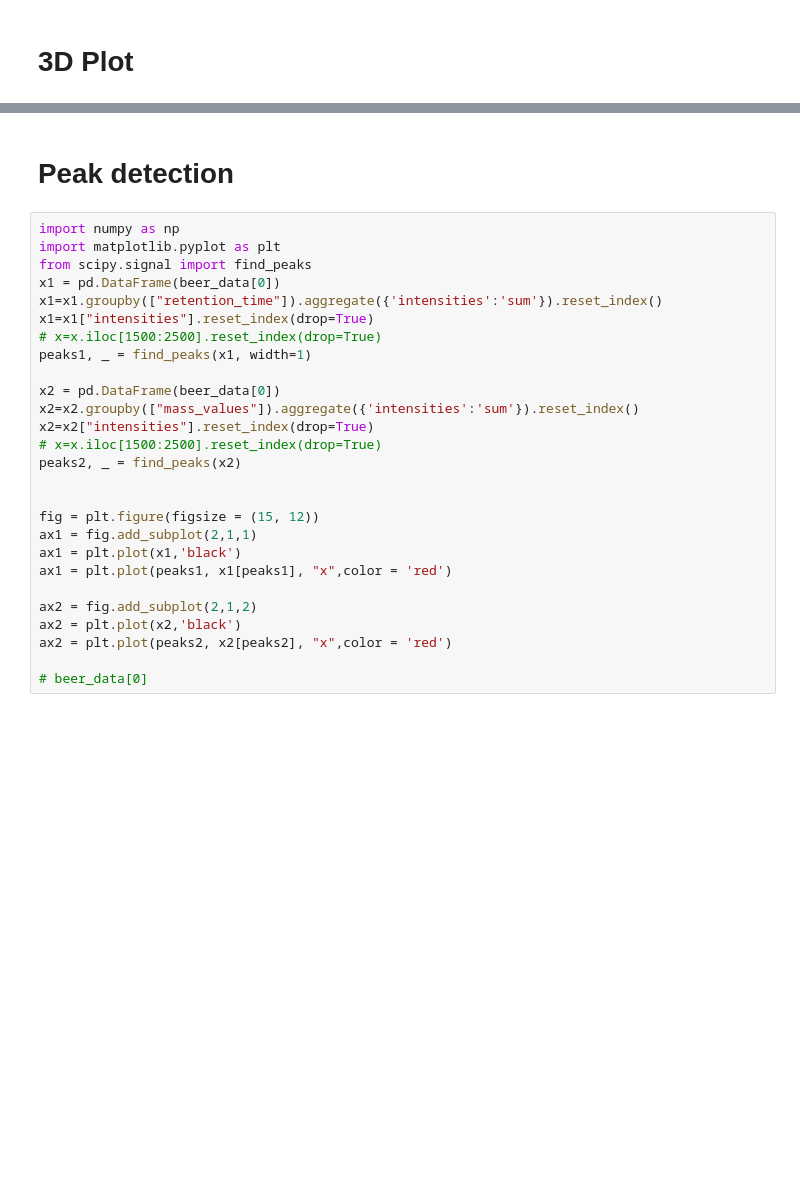
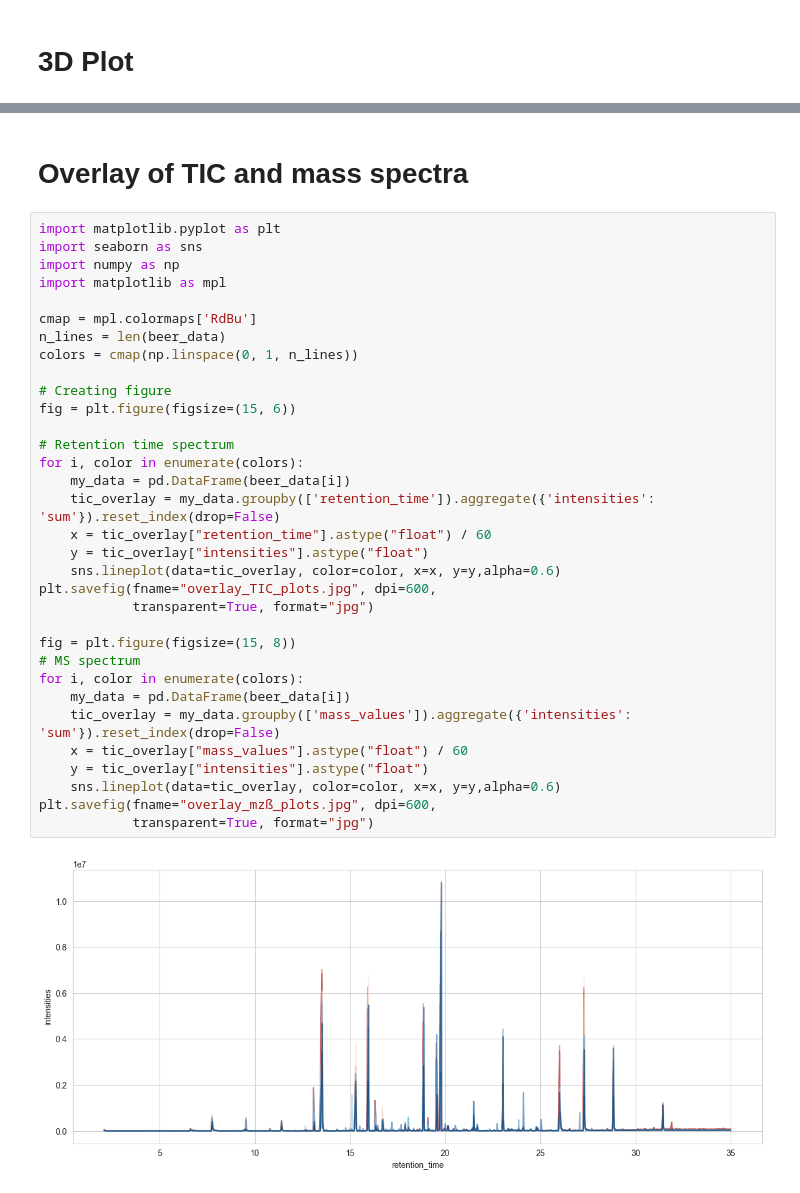
Before and after one commit to mpho-mafata/Chromatographic-data, a Jupyter notebook: plot_chromatograms.ipynb, the cells around one changed output, grey strips where cells are left out. Saved outputs shown, nothing was run; the diff lists cells and outputs as text; blank space fills up the shorter version.

Commit message:
resolved spectral overlays

```diff
--- a/plot_chromatograms.ipynb
+++ b/plot_chromatograms.ipynb
@@ -133,31 +146,39 @@ plt.savefig(fname = "3d_plot.jpg",dpi = 300,
 # %% [output]
 [figure]
-# %% [markdown]
-# Peak detection
-# %%
-import numpy as np
-import matplotlib.pyplot as plt
-from scipy.signal import find_peaks
-x1 = pd.DataFrame(beer_data[0])
-x1=x1.groupby(["retention_time"]).aggregate({'intensities':'sum'}).reset_index()
-x1=x1["intensities"].reset_index(drop=True)
-# x=x.iloc[1500:2500].reset_index(drop=True)
-peaks1, _ = find_peaks(x1, width=1)
-
-x2 = pd.DataFrame(beer_data[0])
-x2=x2.groupby(["mass_values"]).aggregate({'intensities':'sum'}).reset_index()
-x2=x2["intensities"].reset_index(drop=True)
-# x=x.iloc[1500:2500].reset_index(drop=True)
-peaks2, _ = find_peaks(x2)
-
-
-fig = plt.figure(figsize = (15, 12))
-ax1 = fig.add_subplot(2,1,1)
-ax1 = plt.plot(x1,'black')
-ax1 = plt.plot(peaks1, x1[peaks1], "x",color = 'red')
-
-ax2 = fig.add_subplot(2,1,2)
-ax2 = plt.plot(x2,'black')
-ax2 = plt.plot(peaks2, x2[peaks2], "x",color = 'red')
-
-# beer_data[0]
+# %% [markdown]
+# Overlay of TIC and mass spectra
+# %%
+import matplotlib.pyplot as plt
+import seaborn as sns
+import numpy as np
+import matplotlib as mpl
+
+cmap = mpl.colormaps['RdBu']
+n_lines = len(beer_data)
+colors = cmap(np.linspace(0, 1, n_lines))
+
+# Creating figure
+fig = plt.figure(figsize=(15, 6))
+
+# Retention time spectrum
+for i, color in enumerate(colors):
+    my_data = pd.DataFrame(beer_data[i])
+    tic_overlay = my_data.groupby(['retention_time']).aggregate({'intensities': 'sum'}).reset_index(drop=False)
+    x = tic_overlay["retention_time"].astype("float") / 60
+    y = tic_overlay["intensities"].astype("float")
+    sns.lineplot(data=tic_overlay, color=color, x=x, y=y,alpha=0.6)
+plt.savefig(fname="overlay_TIC_plots.jpg", dpi=600,
+            transparent=True, format="jpg")
+
+fig = plt.figure(figsize=(15, 8))
+# MS spectrum
+for i, color in enumerate(colors):
+    my_data = pd.DataFrame(beer_data[i])
+    tic_overlay = my_data.groupby(['mass_values']).aggregate({'intensities': 'sum'}).reset_index(drop=False)
+    x = tic_overlay["mass_values"].astype("float") / 60
+    y = tic_overlay["intensities"].astype("float")
+    sns.lineplot(data=tic_overlay, color=color, x=x, y=y,alpha=0.6)
+plt.savefig(fname="overlay_mzß_plots.jpg", dpi=600,
+            transparent=True, format="jpg")
+# %% [output]
+[figure, added]
```
Also changed, not shown: parts of 9 cells of this notebook, 12 other files.
